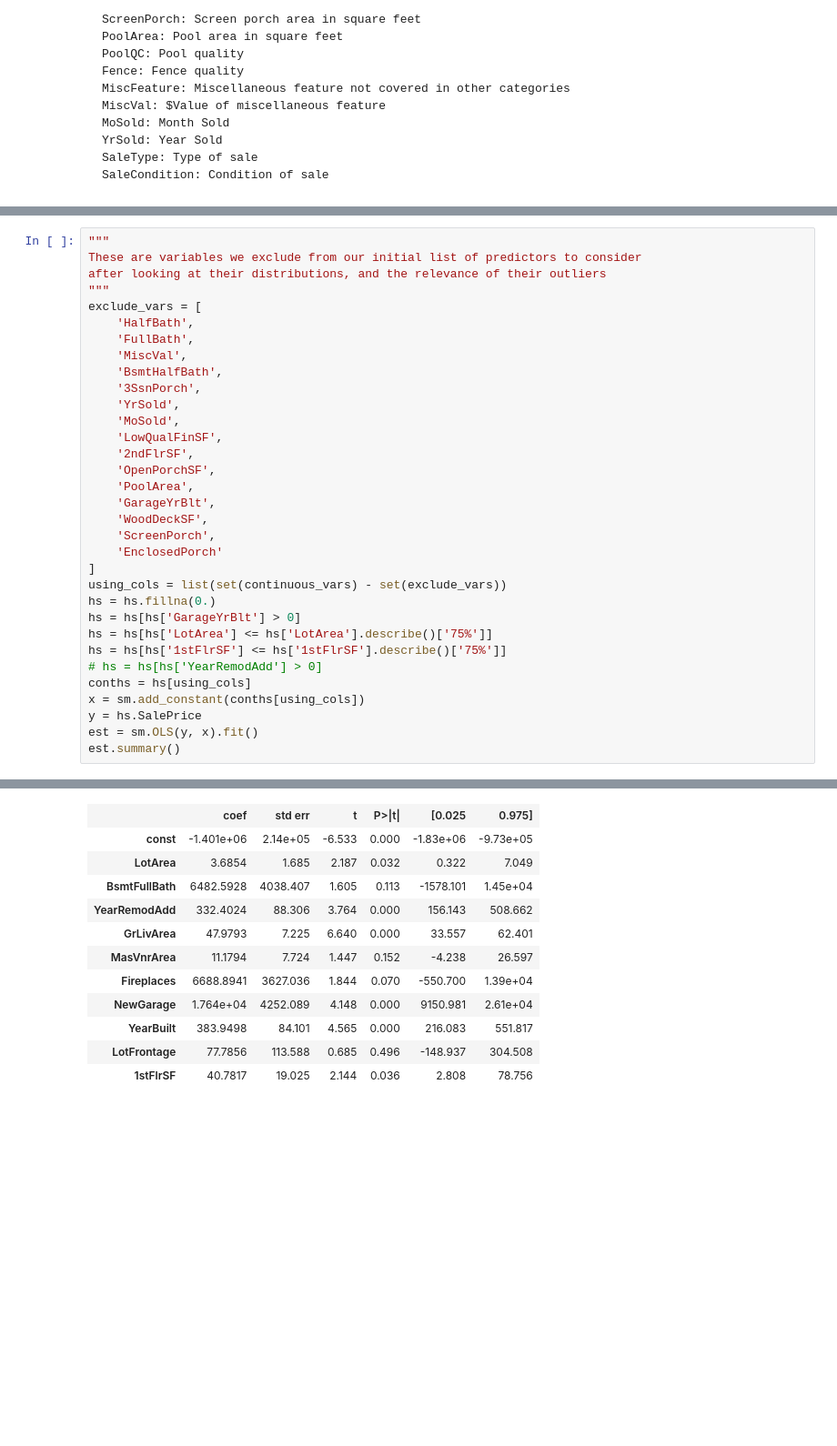
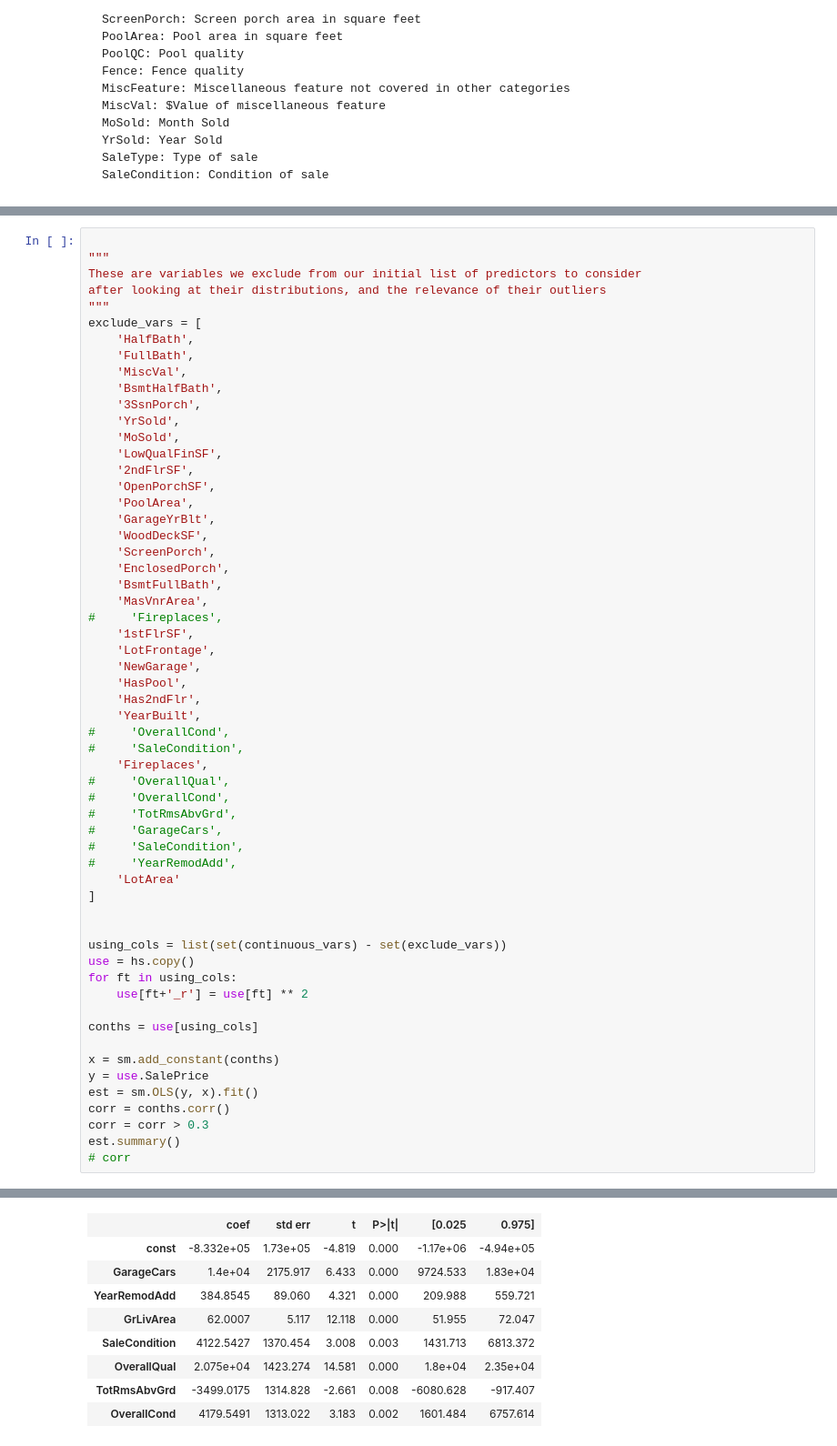
Before and after one commit to cb-ds-1/m3-3-engineering-regression, a Jupyter notebook: workshop.ipynb, the cells around one changed output, grey strips where cells are left out. Shown at 91% size. Cells and saved outputs as stored; diff of their text form; blank space fills up the shorter version.

```diff
--- a/workshop.ipynb
+++ b/workshop.ipynb
@@ -744,5 +759,6 @@ Possible new features:
 8. Has pool (PoolQC == NA)
 # %%
+
 """
 These are variables we exclude from our initial list of predictors to consider
 after looking at their distributions, and the relevance of their outliers
@@ -762,18 +778,42 @@ exclude_vars = [
     'GarageYrBlt',
     'WoodDeckSF',
     'ScreenPorch',
-    'EnclosedPorch'
+    'EnclosedPorch',
+    'BsmtFullBath',
+    'MasVnrArea',
+#     'Fireplaces',
+    '1stFlrSF',
+    'LotFrontage',
+    'NewGarage',
+    'HasPool',
+    'Has2ndFlr',
+    'YearBuilt',
+#     'OverallCond',
+#     'SaleCondition',
+    'Fireplaces',
+#     'OverallQual',
+#     'OverallCond',
+#     'TotRmsAbvGrd',
+#     'GarageCars',
+#     'SaleCondition',
+#     'YearRemodAdd',
+    'LotArea'
 ]
+
+
 using_cols = list(set(continuous_vars) - set(exclude_vars))
-hs = hs.fillna(0.)
-hs = hs[hs['GarageYrBlt'] > 0]
-hs = hs[hs['LotArea'] <= hs['LotArea'].describe()['75%']]
-hs = hs[hs['1stFlrSF'] <= hs['1stFlrSF'].describe()['75%']]
-# hs = hs[hs['YearRemodAdd'] > 0]
-conths = hs[using_cols]
-x = sm.add_constant(conths[using_cols])
-y = hs.SalePrice
+use = hs.copy()
+for ft in using_cols:
+    use[ft+'_r'] = use[ft] ** 2
+
+conths = use[using_cols]
+
+x = sm.add_constant(conths)
+y = use.SalePrice
 est = sm.OLS(y, x).fit()
+corr = conths.corr()
+corr = corr > 0.3
 est.summary()
+# corr
 # %% [output]
 OLS Regression Results
@@ -788,13 +828,10 @@ OLS Regression Results
 | Covariance Type: | nonrobust |  |  |
 |  | coef | std err | t | P>|t| | [0.025 | 0.975] |
-| const | -1.401e+06 | 2.14e+05 | -6.533 | 0.000 | -1.83e+06 | -9.73e+05 |
-| LotArea | 3.6854 | 1.685 | 2.187 | 0.032 | 0.322 | 7.049 |
-| BsmtFullBath | 6482.5928 | 4038.407 | 1.605 | 0.113 | -1578.101 | 1.45e+04 |
-| YearRemodAdd | 332.4024 | 88.306 | 3.764 | 0.000 | 156.143 | 508.662 |
-| GrLivArea | 47.9793 | 7.225 | 6.640 | 0.000 | 33.557 | 62.401 |
-| MasVnrArea | 11.1794 | 7.724 | 1.447 | 0.152 | -4.238 | 26.597 |
-| Fireplaces | 6688.8941 | 3627.036 | 1.844 | 0.070 | -550.700 | 1.39e+04 |
-| NewGarage | 1.764e+04 | 4252.089 | 4.148 | 0.000 | 9150.981 | 2.61e+04 |
-| YearBuilt | 383.9498 | 84.101 | 4.565 | 0.000 | 216.083 | 551.817 |
-| LotFrontage | 77.7856 | 113.588 | 0.685 | 0.496 | -148.937 | 304.508 |
-| 1stFlrSF | 40.7817 | 19.025 | 2.144 | 0.036 | 2.808 | 78.756 |
+| const | -8.332e+05 | 1.73e+05 | -4.819 | 0.000 | -1.17e+06 | -4.94e+05 |
+| GarageCars | 1.4e+04 | 2175.917 | 6.433 | 0.000 | 9724.533 | 1.83e+04 |
+| YearRemodAdd | 384.8545 | 89.060 | 4.321 | 0.000 | 209.988 | 559.721 |
+| GrLivArea | 62.0007 | 5.117 | 12.118 | 0.000 | 51.955 | 72.047 |
+| SaleCondition | 4122.5427 | 1370.454 | 3.008 | 0.003 | 1431.713 | 6813.372 |
+| OverallQual | 2.075e+04 | 1423.274 | 14.581 | 0.000 | 1.8e+04 | 2.35e+04 |
+| TotRmsAbvGrd | -3499.0175 | 1314.828 | -2.661 | 0.008 | -6080.628 | -917.407 |
+| OverallCond | 4179.5491 | 1313.022 | 3.183 | 0.002 | 1601.484 | 6757.614 |
```
Also changed, not shown: parts of 21 cells of this notebook.
